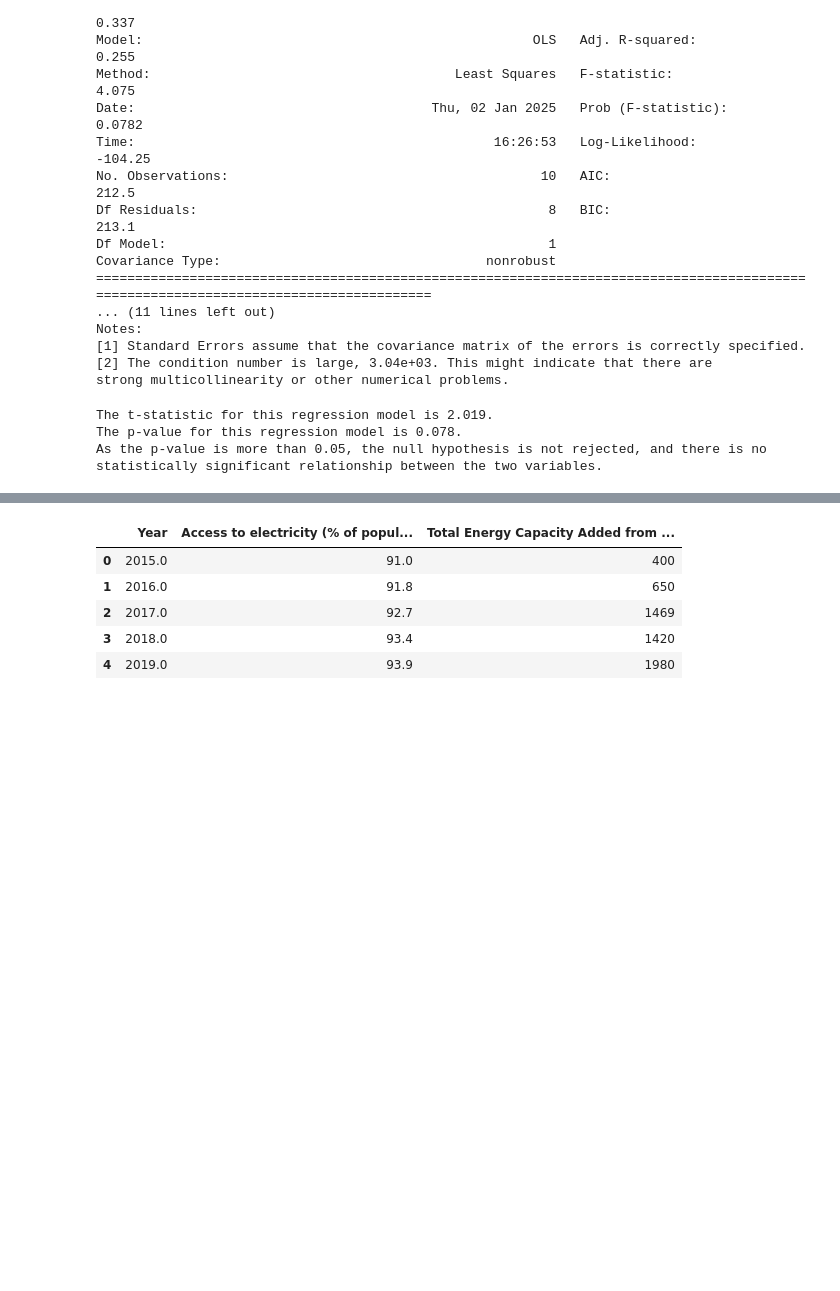
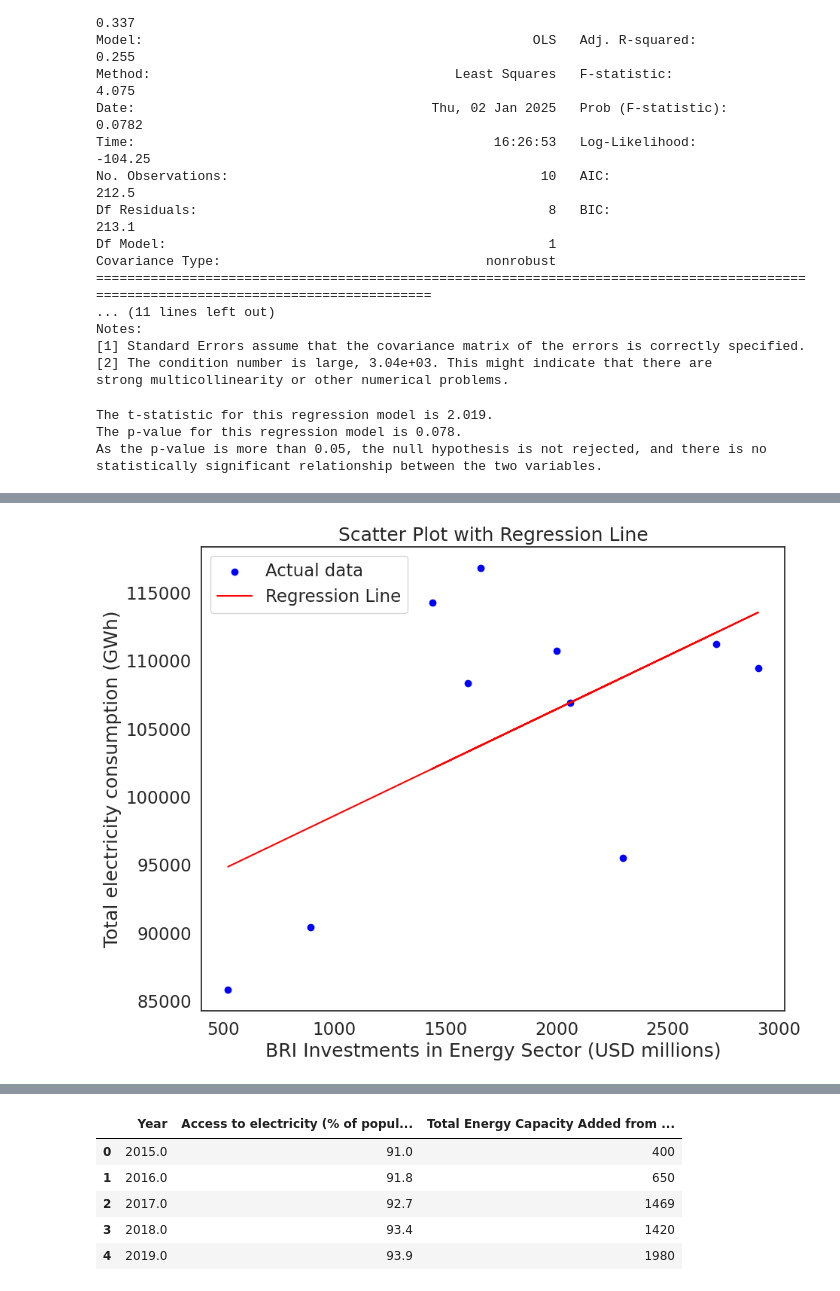
Before and after one commit to ilinashah177/Coursework-Website, a Jupyter notebook: Copy_of_Regression_Investments_and_Energy_Capacity.ipynb, the cells around one changed output, grey strips where cells are left out. Saved outputs shown, nothing was run; the diff lists cells and outputs as text; code cells hidden in the pictures; blank space fills up the shorter version.

```diff
--- a/Copy_of_Regression_Investments_and_Energy_Capacity.ipynb
+++ b/Copy_of_Regression_Investments_and_Energy_Capacity.ipynb
@@ -547,0 +706,28 @@ Saving Data Group14 Coursework.xlsx to Data Group14 Coursework (1).xlsx
+# %%
+#Select features (X) and target (y)
+X = data3[['BRI Investments in Energy Sector (USD millions)']]
+y = data3['Total electricity consumption (GWh)']
+
+#Perform Linear Regression
+model3 = LinearRegression()
+model3.fit(X, y)
+
+#Predict values using the regression model
+y_pred = model3.predict(X)
+
+#Create the scatter plot
+plt.scatter(X, y, color='blue', label='Actual data')
+
+#Plot the regression line
+plt.plot(X, y_pred, color='red', label='Regression Line')
+
+#Add labels and title
+plt.xlabel('BRI Investments in Energy Sector (USD millions)')
+plt.ylabel('Total electricity consumption (GWh)')
+plt.title('Scatter Plot with Regression Line')
+plt.legend()
+
+#Show the plot
+plt.show()
+# %% [output]
+[figure, added]
```
Also changed, not shown: parts of 13 cells of this notebook.
